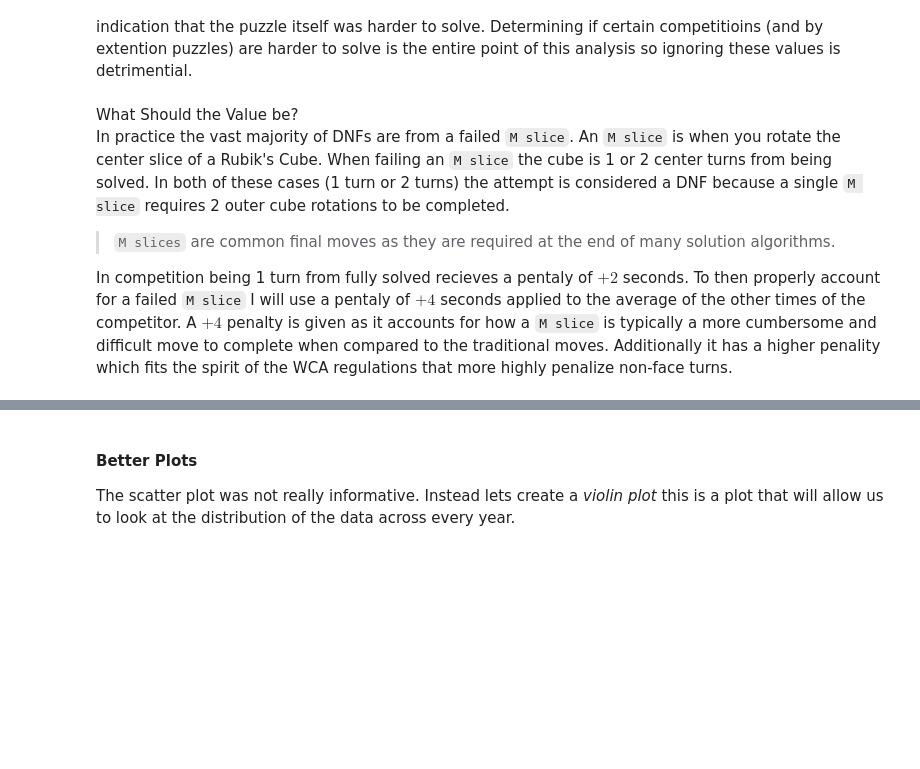
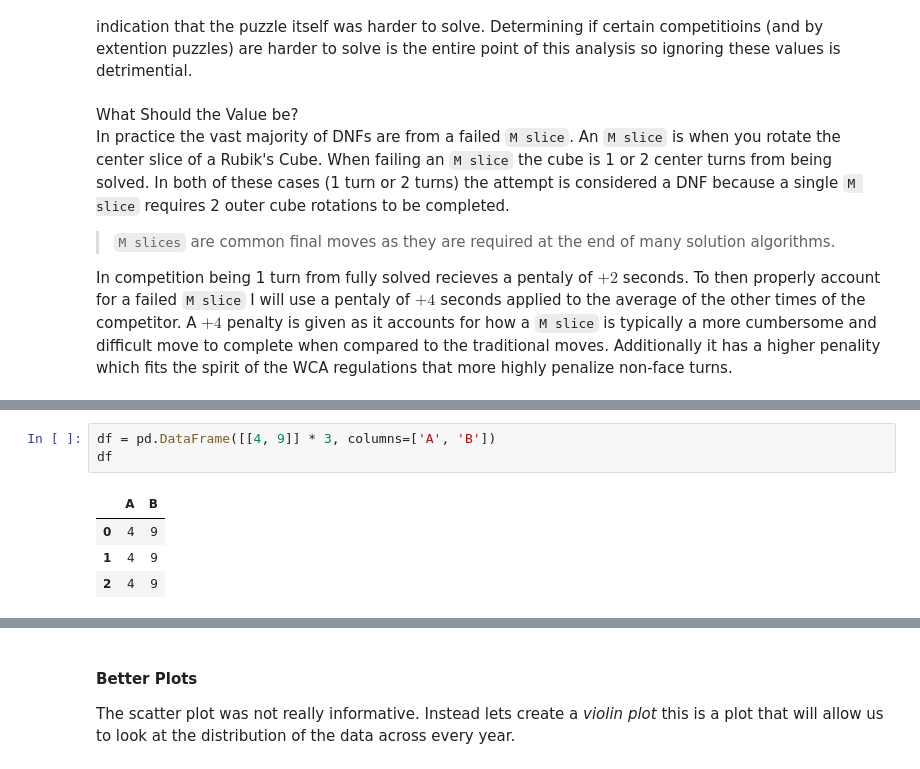
Before and after one commit to Camelot314/rubiks_analysis, a Jupyter notebook: rubicks_cubes.ipynb, the cells around one changed output, grey strips where cells are left out. Saved outputs shown, nothing was run; the diff lists cells and outputs as text; blank space fills up the shorter version.

```diff
--- a/rubicks_cubes.ipynb
+++ b/rubicks_cubes.ipynb
@@ -352,0 +399,8 @@ In competition being 1 turn from fully solved recieves a pentaly of $+2$ seconds
+# %%
+df = pd.DataFrame([[4, 9]] * 3, columns=['A', 'B'])
+df
+# %% [output]
+|  | A | B |
+| 0 | 4 | 9 |
+| 1 | 4 | 9 |
+| 2 | 4 | 9 |
```
Also changed, not shown: parts of 13 cells of this notebook.
